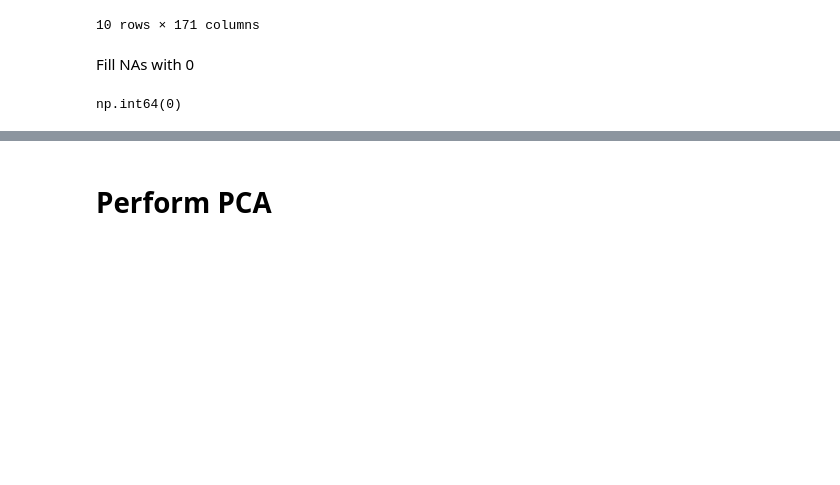
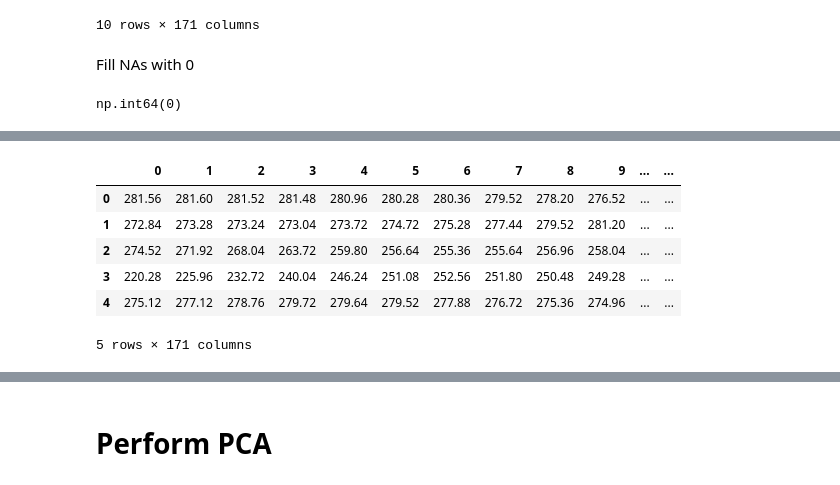
Before and after one commit to xuyfe/eigenjumps, a Jupyter notebook: svd_dummy.ipynb, the cells around one changed output, grey strips where cells are left out. Cells and saved outputs as stored; diff of their text form; code cells hidden in the pictures; blank space fills up the shorter version.

```diff
--- a/svd_dummy.ipynb
+++ b/svd_dummy.ipynb
@@ -86,0 +122,13 @@ np.int64(0)
+# %%
+# clean connor
+connor.columns = list(range(len(connor.columns)))
+connor["label"] = "Connor"
+connor.head()
+# %% [output]
+|  | 0 | 1 | 2 | 3 | 4 | 5 | 6 | 7 | 8 | 9 | ... | ... |
+| 0 | 281.56 | 281.60 | 281.52 | 281.48 | 280.96 | 280.28 | 280.36 | 279.52 | 278.20 | 276.52 | ... | ... |
+| 1 | 272.84 | 273.28 | 273.24 | 273.04 | 273.72 | 274.72 | 275.28 | 277.44 | 279.52 | 281.20 | ... | ... |
+| 2 | 274.52 | 271.92 | 268.04 | 263.72 | 259.80 | 256.64 | 255.36 | 255.64 | 256.96 | 258.04 | ... | ... |
+| 3 | 220.28 | 225.96 | 232.72 | 240.04 | 246.24 | 251.08 | 252.56 | 251.80 | 250.48 | 249.28 | ... | ... |
+| 4 | 275.12 | 277.12 | 278.76 | 279.72 | 279.64 | 279.52 | 277.88 | 276.72 | 275.36 | 274.96 | ... | ... |
+5 rows × 171 columns
```
Also changed, not shown: parts of 12 cells of this notebook, 25 other files.
